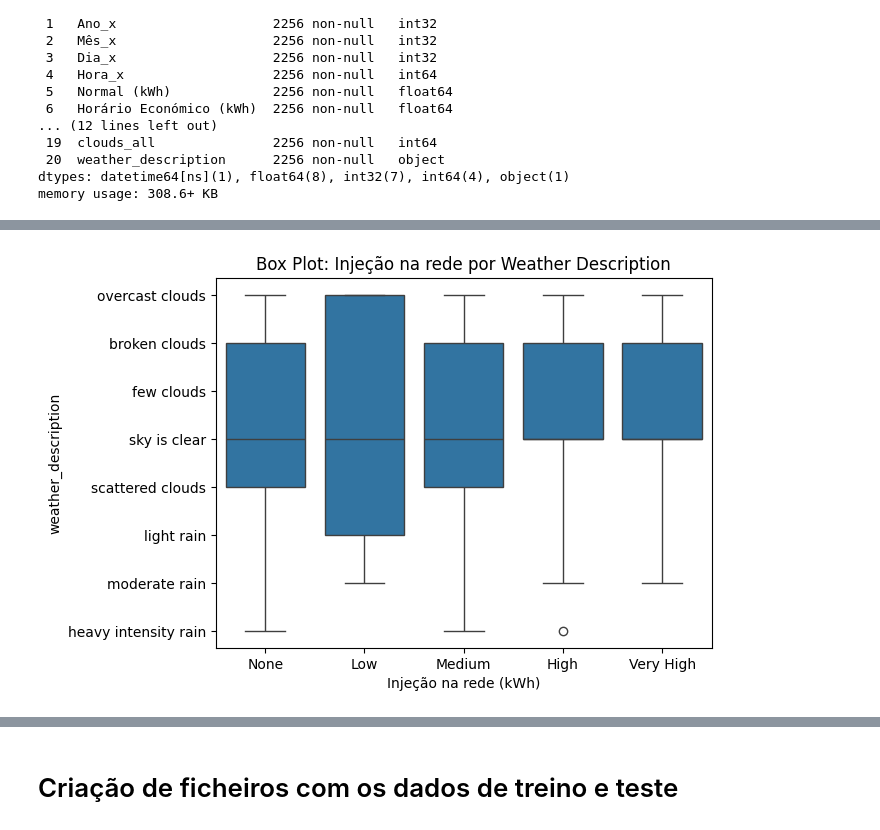
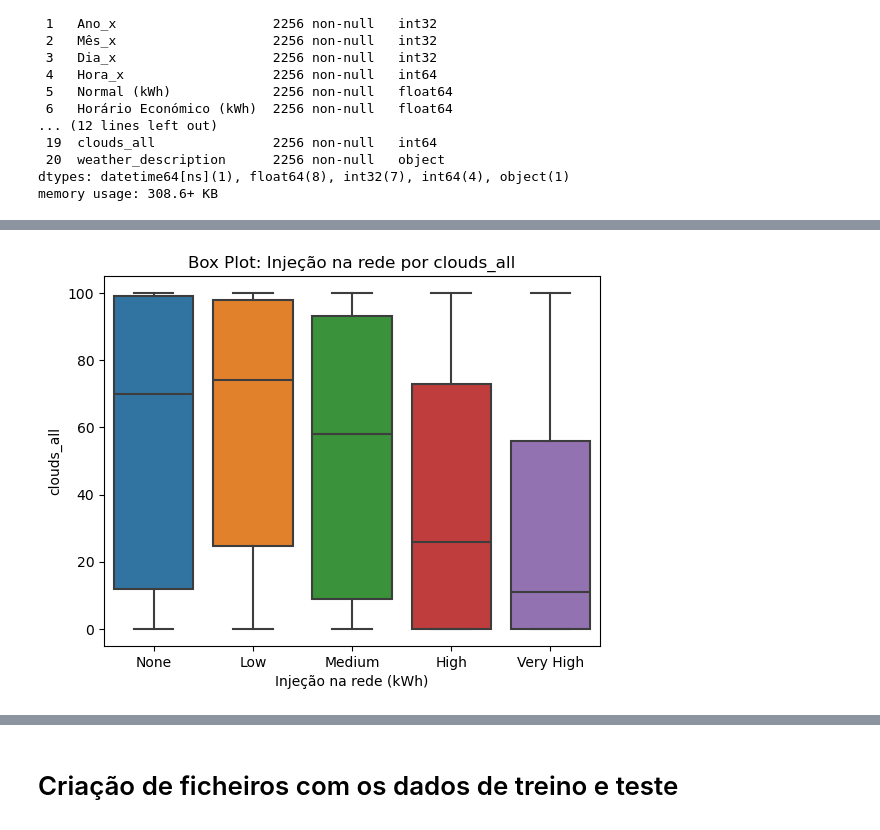
Before and after one commit to orlandopalmeira/Trabalho-DAA-2023-2024, a Jupyter notebook: Tarefa_2/tarefa_2_get_data.ipynb, the cells around one changed output, grey strips where cells are left out. Saved outputs shown, nothing was run; the diff lists cells and outputs as text; code cells hidden in the pictures.

```diff
--- a/Tarefa_2/tarefa_2_get_data.ipynb
+++ b/Tarefa_2/tarefa_2_get_data.ipynb
@@ -560,6 +567,6 @@ plt.show()
 # %%
-sns.boxplot(x='Injeção na rede (kWh)', y='weather_description', data=data_treino)
-plt.title('Box Plot: Injeção na rede por Weather Description')
+sns.boxplot(x='Injeção na rede (kWh)', y='clouds_all', data=data_treino)
+plt.title('Box Plot: Injeção na rede por clouds_all')
 plt.show()
 # %% [output]
-[figure, old version]
+[figure, new version]
```
Also changed, not shown: parts of 5 cells of this notebook.
